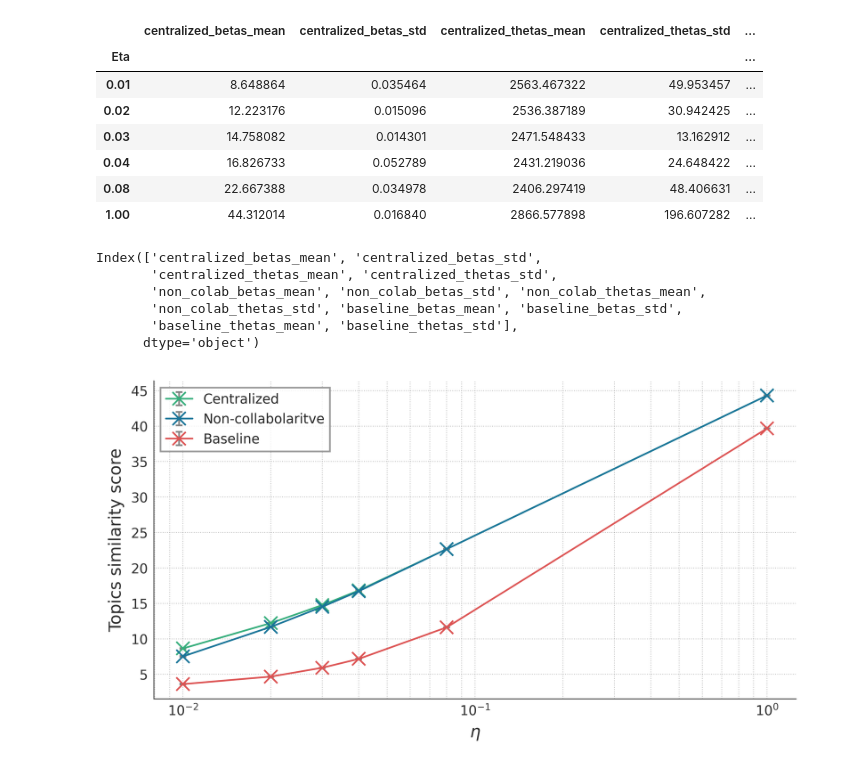
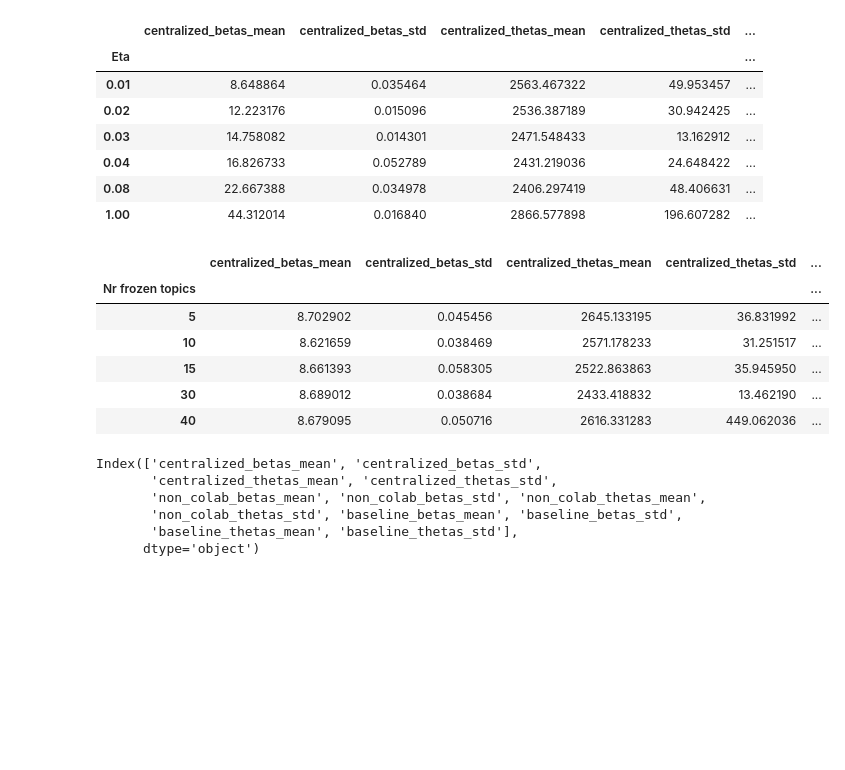
Before and after one commit to Nemesis1303/gFedNTM, a Jupyter notebook: notebooks/Get graphs paper.ipynb, the cells around one changed output. Saved outputs shown, nothing was run; the diff lists cells and outputs as text; code cells hidden in the pictures; blank space fills up the shorter version.

```diff
--- a/notebooks/Get graphs paper.ipynb
+++ b/notebooks/Get graphs paper.ipynb
@@ -74,3 +78,13 @@ df_etas
+# %%
+df_frozen
+# %% [output]
+|  | centralized_betas_mean | centralized_betas_std | centralized_thetas_mean | centralized_thetas_std | ... |
+| Nr frozen topics |  |  |  |  | ... |
+| 5 | 8.702902 | 0.045456 | 2645.133195 | 36.831992 | ... |
+| 10 | 8.621659 | 0.038469 | 2571.178233 | 31.251517 | ... |
+| 15 | 8.661393 | 0.058305 | 2522.863863 | 35.945950 | ... |
+| 30 | 8.689012 | 0.038684 | 2433.418832 | 13.462190 | ... |
+| 40 | 8.679095 | 0.050716 | 2616.331283 | 449.062036 | ... |
 # %%
 df_etas.columns
 # %% [output]
@@ -88,26 +102,3 @@ betas_stds = df_etas.filter(regex='betas_std')
 # select the mean columns for thetas and the corresponding std columns
 thetas_means = df_etas.filter(regex='thetas_mean')[['centralized_thetas_mean','non_colab_thetas_mean']]
 thetas_stds = df_etas.filter(regex='thetas_std')[['centralized_thetas_std','non_colab_thetas_std']]
-# %%
-# plot the betas means and their variances
-fig, ax1 = plt.subplots()
-labels = ["Centralized", "Non-collabolaritve", "Baseline"]
-colors = ["#36AE7C", "#187498", "#DD5353"]
-for col_i in range(len(betas_means.columns)):
-    ax1.errorbar(betas_means.index,
-                 betas_means[betas_means.columns[col_i]],
-                 yerr=betas_stds[betas_stds.columns[col_i]],
-                 fmt='x-',
-                 label=labels[col_i],
-                 color=colors[col_i],
-                 ecolor='gray',
-                 capsize=2)
-ax1.set_xscale('log') # set the x-axis to logarithmic scale
-ax1.set_xlabel(r'$\eta$')
-ax1.set_ylabel('Topics similarity score')
-#ax1.set_title('Betas Means and Variances')
-ax1.legend()
-ax1.grid(True) # add a grid
-plt.show()
-# %% [output]
-[figure, removed]
```
Also changed, not shown: parts of 7 cells of this notebook, 17 other files.
